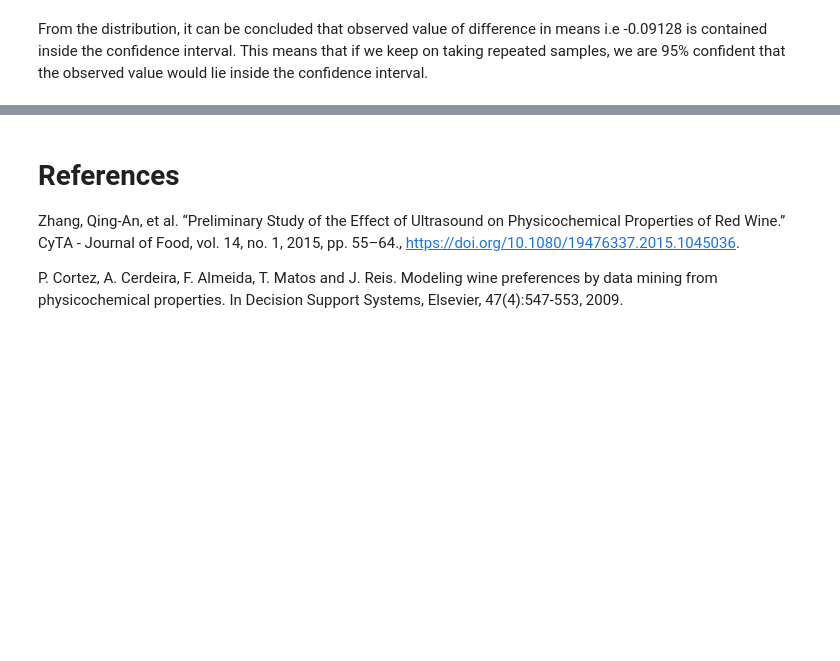
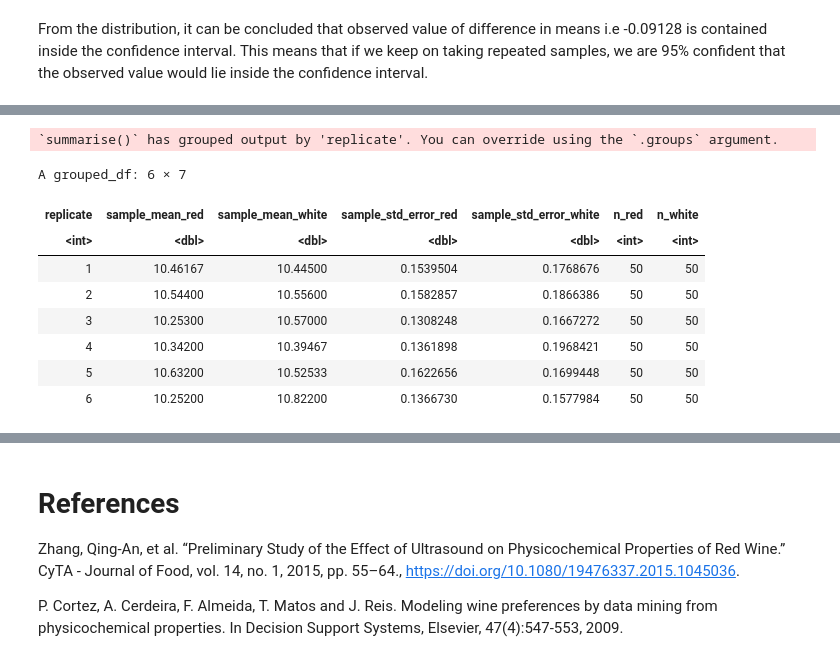
Before and after one commit to Jaskaran1116/STAT-201-Group-Project-23, a Jupyter notebook: analysis.ipynb, the cells around one changed output, grey strips where cells are left out. Drawn from its saved outputs; the diff is of its cells as text; code cells hidden in the pictures; blank space fills up the shorter version.

```diff
--- a/analysis.ipynb
+++ b/analysis.ipynb
@@ -383,0 +439,45 @@ From the distribution, it can be concluded that observed value of difference in
+# %%
+# Checking accuracy of CI
+
+set.seed(20210301)
+
+# Obtain the means
+true_means <-
+    alcohol_data %>%
+    group_by(type) %>%
+    summarise(sample_mean = mean(alcohol)) %>%
+    pull(sample_mean)
+
+# Obtain the true difference in mean
+true_diff = true_means[1] - true_means[2]
+
+alcohol_multiple_samples <-
+    tibble(replicate = 1:100) %>%
+    mutate(sample = map(replicate,
+                        `.f` = ~
+                            alcohol_data %>%
+                            group_by(type) %>%
+                            sample_n(size = case_when(type == "red" ~ 50,
+                                                      type == "white" ~ 50), replace = FALSE) %>%
+                            ungroup()
+                    )
+    ) %>%
+    unnest(sample) %>%
+    group_by(replicate, type) %>%
+    summarise(sample_mean = mean(alcohol),
+              sample_std_error = sd(alcohol)/sqrt(n()),
+              n = n()) %>%
+    pivot_wider(names_from = type, values_from = c(sample_mean, sample_std_error, n))
+
+head(alcohol_multiple_samples)
+# %% [output]
+`summarise()` has grouped output by 'replicate'. You can override using the `.groups` argument.
+A grouped_df: 6 × 7
+| replicate | sample_mean_red | sample_mean_white | sample_std_error_red | sample_std_error_white | n_red | n_white |
+| <int> | <dbl> | <dbl> | <dbl> | <dbl> | <int> | <int> |
+| 1 | 10.46167 | 10.44500 | 0.1539504 | 0.1768676 | 50 | 50 |
+| 2 | 10.54400 | 10.55600 | 0.1582857 | 0.1866386 | 50 | 50 |
+| 3 | 10.25300 | 10.57000 | 0.1308248 | 0.1667272 | 50 | 50 |
+| 4 | 10.34200 | 10.39467 | 0.1361898 | 0.1968421 | 50 | 50 |
+| 5 | 10.63200 | 10.52533 | 0.1622656 | 0.1699448 | 50 | 50 |
+| 6 | 10.25200 | 10.82200 | 0.1366730 | 0.1577984 | 50 | 50 |
```
Also changed, not shown: parts of 16 cells of this notebook.
